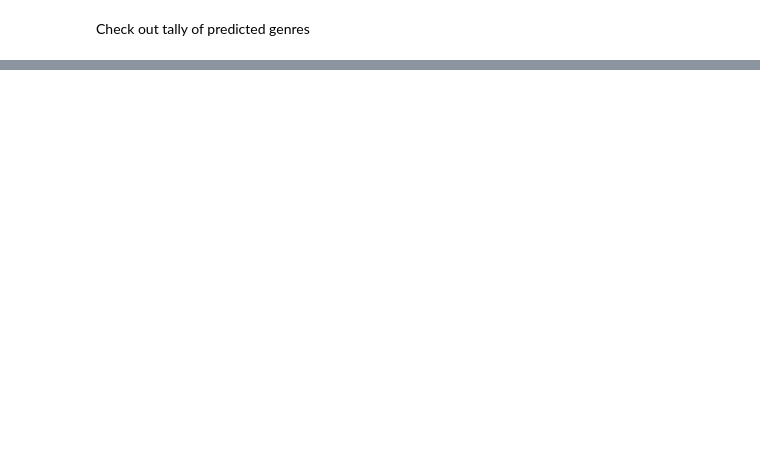
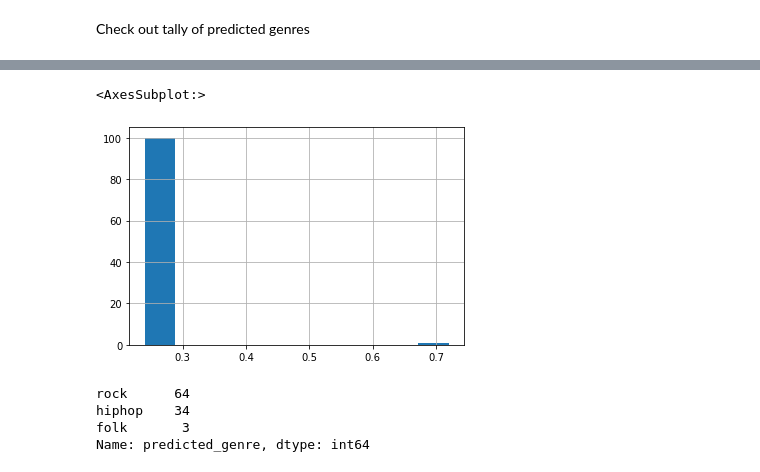
Before and after one commit to biogear13/EskwelabsCohort6Sprint2, a Jupyter notebook: Sprint2_Classifier.ipynb, the cells around one changed output, grey strips where cells are left out. Saved outputs shown, nothing was run; the diff lists cells and outputs as text; code cells hidden in the pictures; blank space fills up the shorter version.

Commit message:
added a code to classify tracks of an artist

```diff
--- a/Sprint2_Classifier.ipynb
+++ b/Sprint2_Classifier.ipynb
@@ -690,0 +519,34 @@ recommendation_df[['track_name','artist_name','cosine_dist_mod','predicted_genre
+# %%
+artist_tracks_df = pd.read_csv('data/'+artist.lower()+'_album_tracks_data.csv')
+artist_tracks_df = artist_tracks_df[artist_tracks_df['artist_name']==artist]
+# %%
+#Predict genres of the spotify charts
+'''
+feature_cols = ['danceability',\
+                'energy',\
+                'loudness',\
+                'speechiness',\
+                'acousticness',\
+                'instrumentalness',\
+                #'liveness',\
+                'valence',\
+                'tempo'\
+               ]
+'''
+genres = [genre_lookup[i] for i in np.arange(len(genre_names))]
+
+n=3 #pick kfold=10
+print("Predicting with optimal k: %d" %(results_optimal_k[n]))
+
+knn_optimal = KNeighborsClassifier(n_neighbors=results_optimal_k[n])
+X = tracks_df[feature_cols]
+y = tracks_df['genre_id']
+knn_optimal.fit(X, y)
+
+artist_tracks_df['predicted_genre_id'] = artist_tracks_df.apply(lambda x:  knn_optimal.predict(x[feature_cols].values.reshape(1,-1))[0]\
+                                               , axis=1)
+artist_tracks_df['predicted_genre'] = artist_tracks_df['predicted_genre_id'].apply(lambda x: genre_lookup[x])
+artist_tracks_df['predicted_genre_prob'] = artist_tracks_df.apply(lambda x:  np.max(knn_optimal.predict_proba(x[feature_cols].values.reshape(1,-1)))\
+                                                    , axis=1)
+artist_tracks_df['all_genre_prob'] = artist_tracks_df.apply(lambda x:  knn_optimal.predict_proba(x[feature_cols].values.reshape(1,-1))[0]\
+                                                    , axis=1)
@@ -690,0 +555,9 @@ recommendation_df[['track_name','artist_name','cosine_dist_mod','predicted_genre
+# %%
+#explore genre probabilities into separate columns
+artist_predicted_genre_prob = pd.DataFrame(artist_tracks_df["all_genre_prob"].to_list(),
+                                           columns=['predicted_'+g+'_prob' for g in genres])
+artist_predicted_genre_prob['track_id'] = artist_tracks_df['track_id']
+artist_tracks_df = pd.merge(artist_tracks_df,artist_predicted_genre_prob, how='left', on='track_id')
+artist_tracks_df = artist_tracks_df.drop(columns='all_genre_prob')
+artist_tracks_df = artist_tracks_df.sort_values('predicted_genre_prob', ascending=False)
+artist_tracks_df.head()
@@ -690,0 +591,12 @@ recommendation_df[['track_name','artist_name','cosine_dist_mod','predicted_genre
+# %%
+artist_tracks_df['predicted_genre_prob'].hist()
+# %% [output]
+<AxesSubplot:>
+[figure, added]
+# %%
+artist_tracks_df['predicted_genre'].value_counts()
+# %% [output]
+rock      64
+hiphop    34
+folk       3
+Name: predicted_genre, dtype: int64
```
Also changed, not shown: parts of 31 cells of this notebook.
